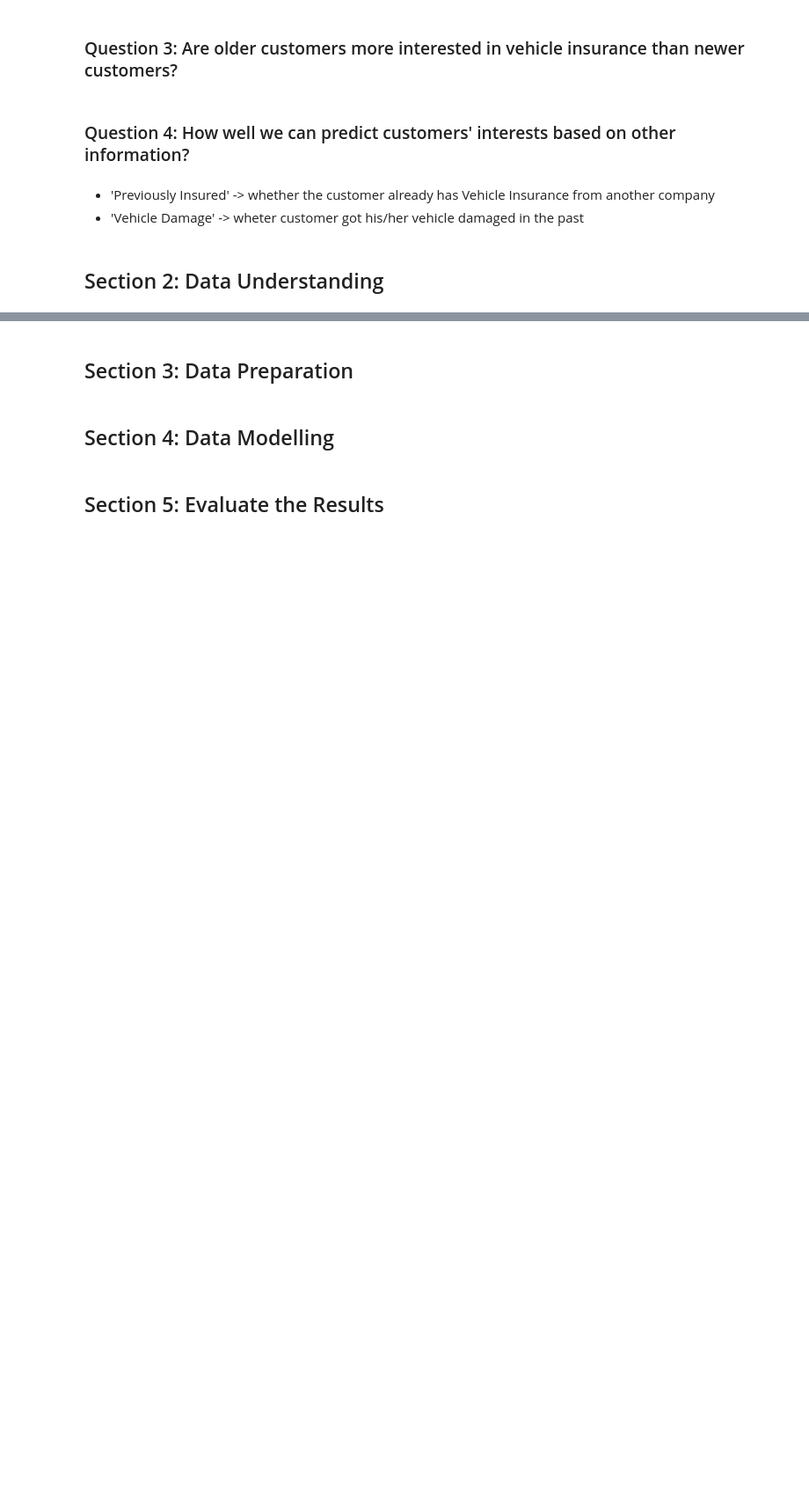
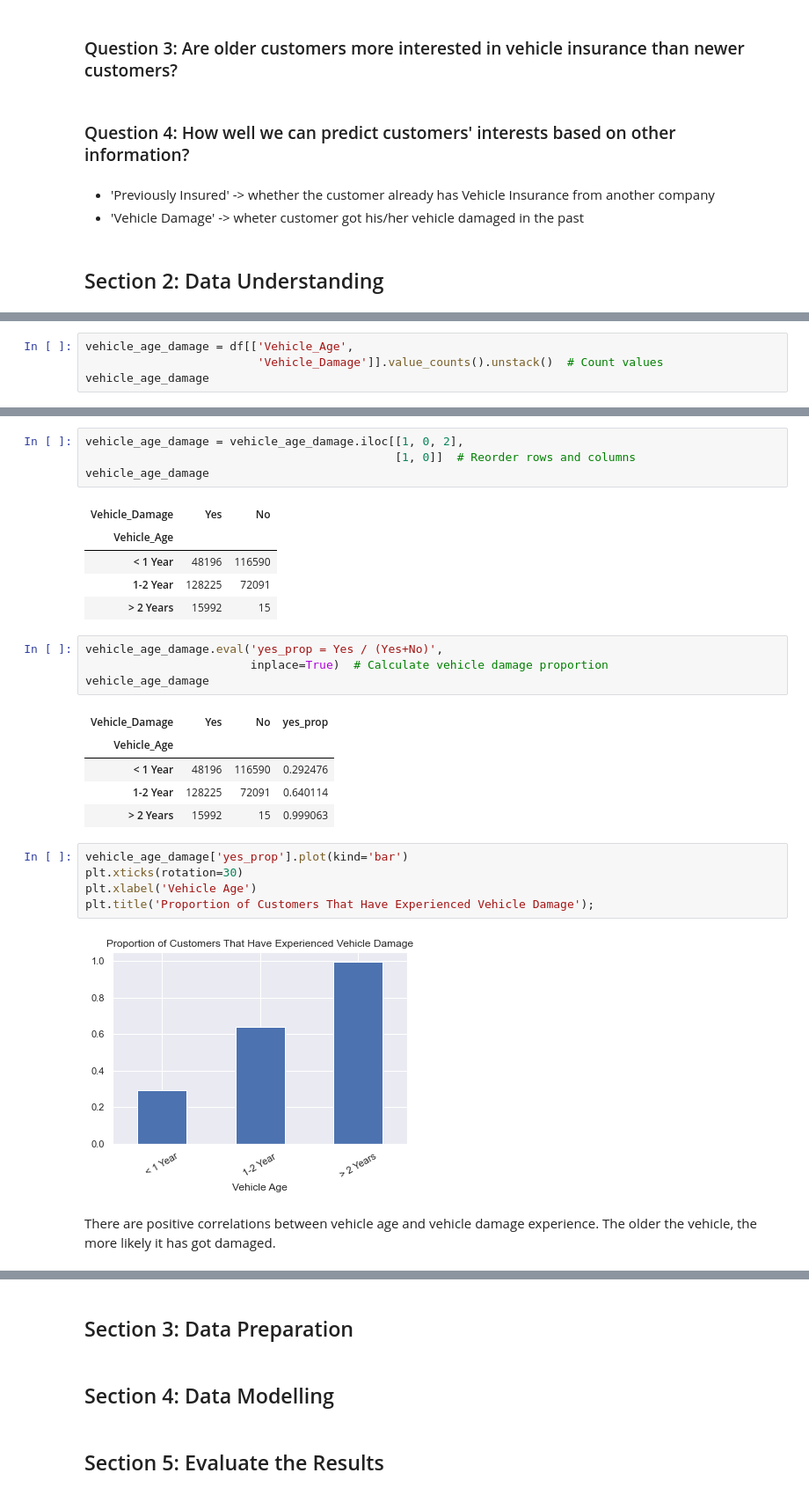
Before and after one commit to hk0111/health_insurance_cross_sell, a Jupyter notebook: Health_Insurance_Cross_Sell_Prediction.ipynb, the cells around one changed output, grey strips where cells are left out. Shown at 88% size. Cells and saved outputs as stored; diff of their text form; blank space fills up the shorter version.

```diff
--- a/Health_Insurance_Cross_Sell_Prediction.ipynb
+++ b/Health_Insurance_Cross_Sell_Prediction.ipynb
@@ -30,0 +186,4 @@ An insurance company that has provided Health Insurance Products to its customer
+# %%
+vehicle_age_damage = df[['Vehicle_Age',
+                         'Vehicle_Damage']].value_counts().unstack()  # Count values
+vehicle_age_damage
@@ -30,0 +196,29 @@ An insurance company that has provided Health Insurance Products to its customer
+# %%
+vehicle_age_damage = vehicle_age_damage.iloc[[1, 0, 2],
+                                             [1, 0]]  # Reorder rows and columns
+vehicle_age_damage
+# %% [output]
+| Vehicle_Damage | Yes | No |
+| Vehicle_Age |  |  |
+| < 1 Year | 48196 | 116590 |
+| 1-2 Year | 128225 | 72091 |
+| > 2 Years | 15992 | 15 |
+# %%
+vehicle_age_damage.eval('yes_prop = Yes / (Yes+No)',
+                        inplace=True)  # Calculate vehicle damage proportion
+vehicle_age_damage
+# %% [output]
+| Vehicle_Damage | Yes | No | yes_prop |
+| Vehicle_Age |  |  |  |
+| < 1 Year | 48196 | 116590 | 0.292476 |
+| 1-2 Year | 128225 | 72091 | 0.640114 |
+| > 2 Years | 15992 | 15 | 0.999063 |
+# %%
+vehicle_age_damage['yes_prop'].plot(kind='bar')
+plt.xticks(rotation=30)
+plt.xlabel('Vehicle Age')
+plt.title('Proportion of Customers That Have Experienced Vehicle Damage');
+# %% [output]
+[figure, added]
+# %% [markdown]
+There are positive correlations between vehicle age and vehicle damage experience. The older the vehicle, the more likely it has got damaged.
```
Also changed, not shown: parts of 45 cells of this notebook.
